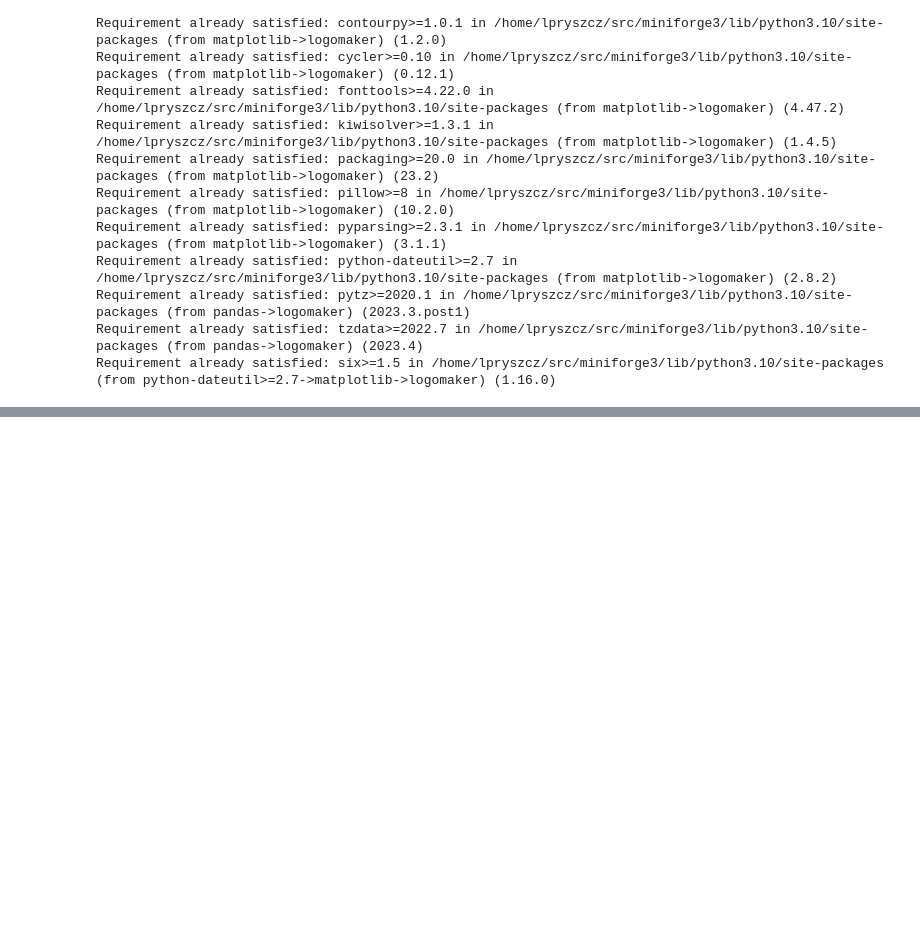
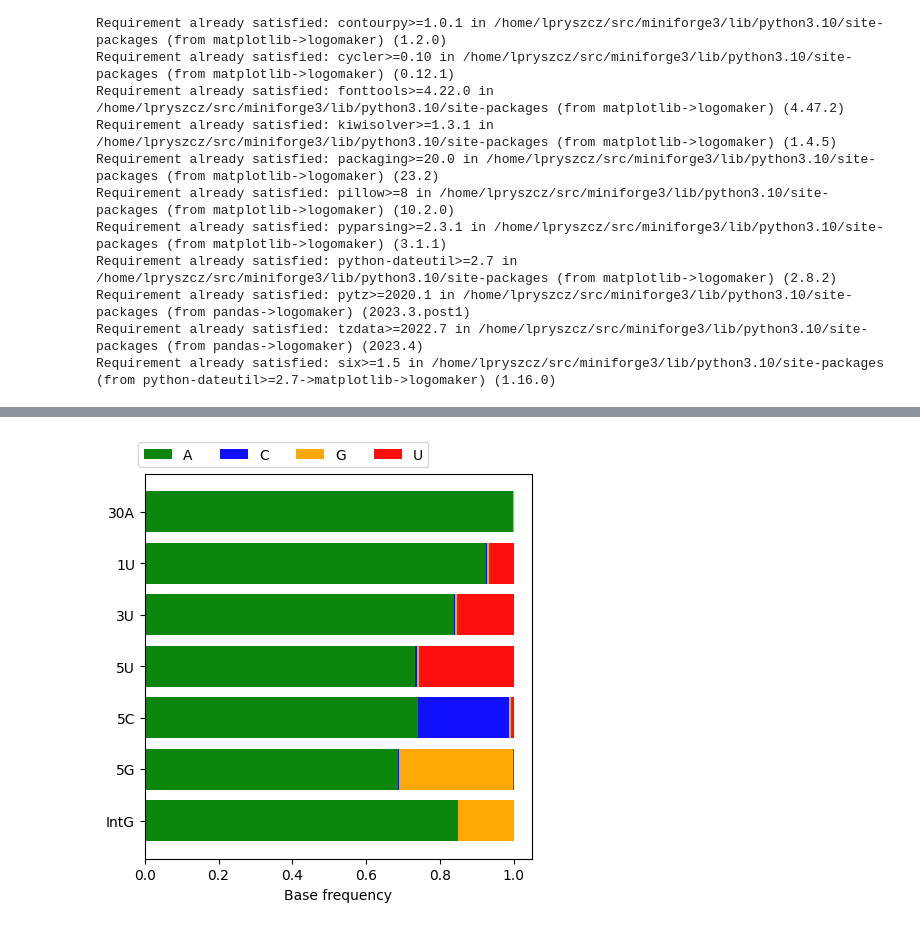
Before and after one commit to novoalab/polyTailor, a Jupyter notebook: notebook/DNA_standards.ipynb, the cells around one changed output, grey strips where cells are left out. Saved outputs shown, nothing was run; the diff lists cells and outputs as text; code cells hidden in the pictures; blank space fills up the shorter version.

```diff
--- a/notebook/DNA_standards.ipynb
+++ b/notebook/DNA_standards.ipynb
@@ -147,0 +154,17 @@ IntG
+# %%
+base_freq = []
+for s, c in zip(samples, data):
+    base_freq.append(c.sum(axis=1)/c.sum())
+base_freq = np.array(base_freq)
+
+colors = ["#0d860dff", "#1010ffff", "#ffa705ff", "#ff0e0eff"]
+fig, ax = plt.subplots(figsize=(5, 5))
+bottom = np.zeros(len(samples))
+for i, b in enumerate(bases):
+    ax.barh(samples[::-1], base_freq[::-1, i], left=bottom, label=b, color=colors[i])
+    bottom += base_freq[::-1, i]
+ax.legend(ncols=len(bases), bbox_to_anchor=(0.75, 1.1))
+ax.set_xlabel("Base frequency")
+fig.savefig("DNA_standards.base_freq.pdf")
+# %% [output]
+[figure, added]
```
Also changed, not shown: parts of 7 cells of this notebook, 14 other files.
